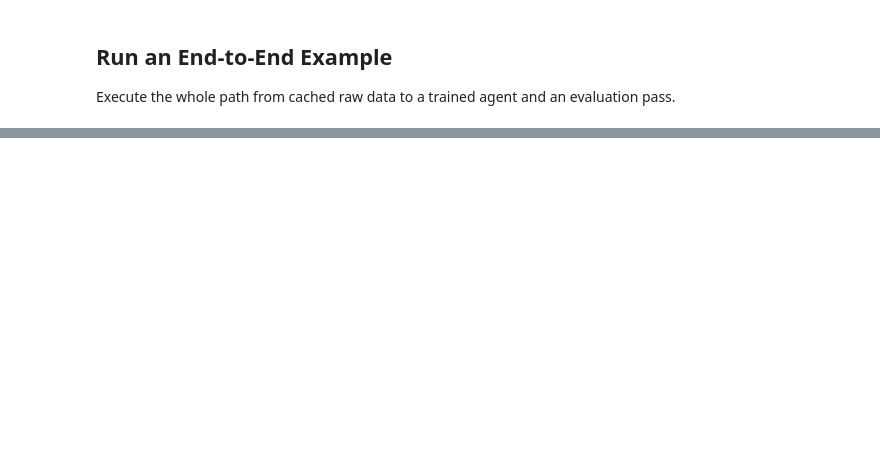
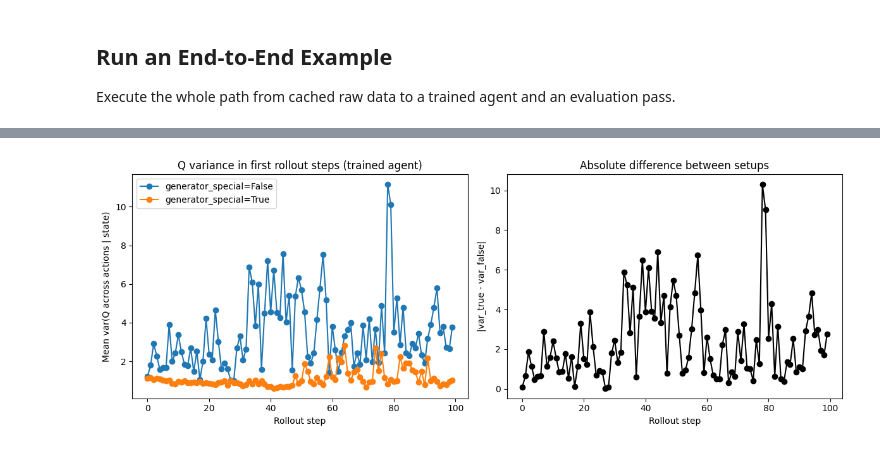
Before and after one commit to wladekpal/golden-standard, a Jupyter notebook: notebooks/fast_data_pipeline.ipynb, the cells around one changed output, grey strips where cells are left out. Saved outputs shown, nothing was run; the diff lists cells and outputs as text; code cells hidden in the pictures; blank space fills up the shorter version.

```diff
--- a/notebooks/fast_data_pipeline.ipynb
+++ b/notebooks/fast_data_pipeline.ipynb
@@ -771,0 +785,91 @@ Argmax action agreement: 0.500
+# %%
+# Q-variance across first rollout steps (trained agent) for generator_special=True vs False
+
+ROLLOUT_STEPS_TO_ANALYZE = 100
+
+if "final_agent" not in globals():
+    raise RuntimeError("final_agent is not available. Run the training cell first to create a trained agent.")
+
+def get_q_values_from_grid(agent, grid_batch, goal_batch):
+    if not USE_TARGETS:
+        grid_batch = remove_targets(grid_batch)
+        goal_batch = remove_targets(goal_batch)
+
+    obs_enc = encode_grid_inputs(grid_batch, INPUT_REPRESENTATION)
+    goal_enc = encode_grid_inputs(goal_batch, INPUT_REPRESENTATION)
+
+    all_actions = jnp.tile(jnp.arange(6), (obs_enc.shape[0], 1))
+    qs = jax.vmap(agent.network.select("critic"), in_axes=(None, None, 1))(obs_enc, goal_enc, all_actions)  # 6 x 2 x B
+    if qs.ndim == 2:
+        qs = qs[:, None, :]  # 6 x 1 x B fallback
+    qs = qs.mean(axis=1).transpose(1, 0)  # B x 6
+    return qs
+
+def rollout_step_q_variance(agent, env_instance, key, rollout_steps):
+    _, _, timesteps = collect_data(
+        agent,
+        key,
+        env_instance,
+        config.exp.num_envs,
+        rollout_steps,
+        use_targets=config.exp.use_targets,
+        input_representation=config.exp.input_representation,
+    )
+
+    # timesteps.grid shape: [T, N, H, W]
+    rows = []
+    for step in range(rollout_steps):
+        step_grid = timesteps.grid[step]
+        step_goal = timesteps.goal[step]
+        qs = get_q_values_from_grid(agent, step_grid, step_goal)  # [N, A]
+
+        per_env_action_var = jnp.var(qs, axis=-1)
+        rows.append(
+            {
+                "rollout_step": step,
+                "q_var_action_mean": float(jax.device_get(per_env_action_var.mean())),
+                "q_var_action_std": float(jax.device_get(per_env_action_var.std())),
+                "q_var_global": float(jax.device_get(jnp.var(qs))),
+                "q_mean": float(jax.device_get(jnp.mean(qs))),
+            }
+        )
+
+    return pd.DataFrame(rows)
+
+rollout_steps = min(ROLLOUT_STEPS_TO_ANALYZE, config.env.episode_length)
+analysis_key = jax.random.PRNGKey(SEED + 40_000)
+key_true, key_false = jax.random.split(analysis_key)
+
+df_true = rollout_step_q_variance(final_agent, eval_env_special_true, key_true, rollout_steps)
+df_true["setup"] = "generator_special=True"
+
+df_false = rollout_step_q_variance(final_agent, eval_env_special_false, key_false, rollout_steps)
+df_false["setup"] = "generator_special=False"
+
+qvar_rollout_df = pd.concat([df_true, df_false], ignore_index=True)
+display(qvar_rollout_df)
+
+pivot = qvar_rollout_df.pivot(index="rollout_step", columns="setup", values="q_var_action_mean").reset_index()
+pivot["abs_diff"] = (pivot["generator_special=True"] - pivot["generator_special=False"]).abs()
+
+print("Rollout-start similarity summary (trained agent):")
+print(f"Mean absolute difference in action-wise Q variance: {pivot['abs_diff'].mean():.6f}")
+display(pivot)
+
+fig, axes = plt.subplots(1, 2, figsize=(12, 4.5))
+
+for setup_name, setup_df in qvar_rollout_df.groupby("setup"):
+    axes[0].plot(setup_df["rollout_step"], setup_df["q_var_action_mean"], marker="o", label=setup_name)
+axes[0].set_title("Q variance in first rollout steps (trained agent)")
+axes[0].set_xlabel("Rollout step")
+axes[0].set_ylabel("Mean var(Q across actions | state)")
+axes[0].legend()
+
+axes[1].plot(pivot["rollout_step"], pivot["abs_diff"], marker="o", color="black")
+axes[1].set_title("Absolute difference between setups")
+axes[1].set_xlabel("Rollout step")
+axes[1].set_ylabel("|var_true - var_false|")
+
+plt.tight_layout()
+plt.show()
+# %% [output]
@@ -771,0 +904 @@ Argmax action agreement: 0.500
+[figure, added]
```
Also changed, not shown: parts of 13 cells of this notebook.
